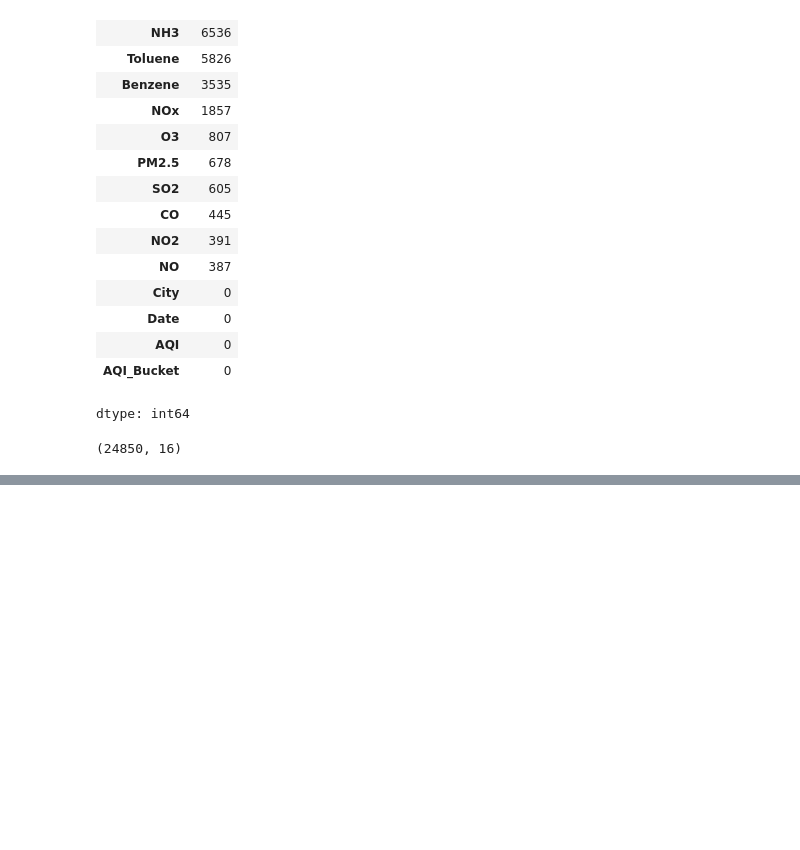
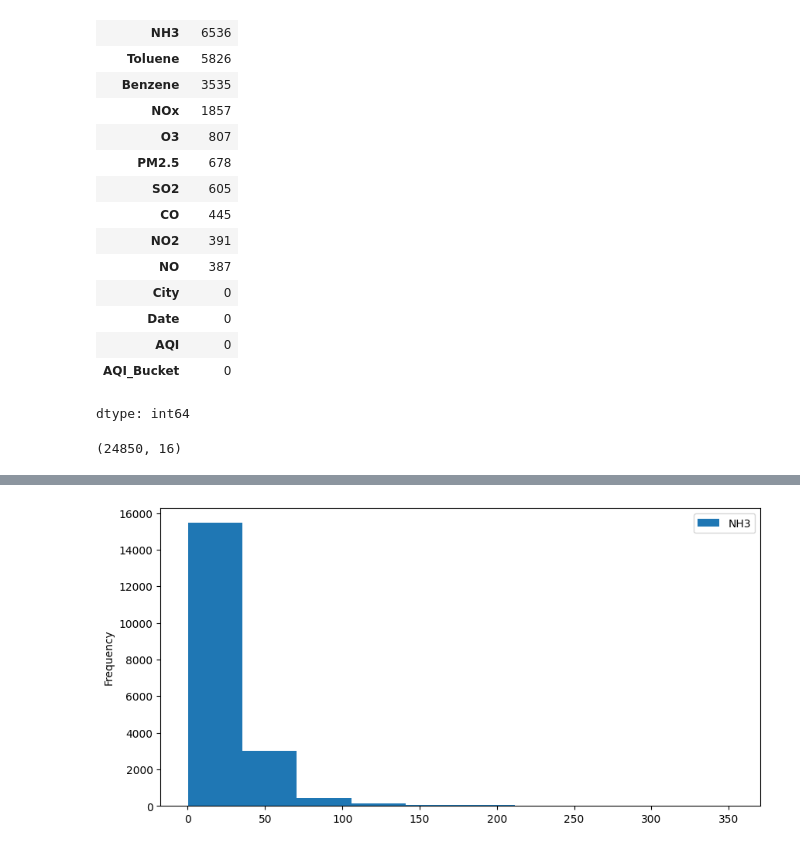
Before and after one commit to JimitDhamecha/Enter-Week-1, a Jupyter notebook: air_quality_index_predection.ipynb, the cells around one changed output, grey strips where cells are left out. Drawn from its saved outputs; the diff is of its cells as text; code cells hidden in the pictures; blank space fills up the shorter version.

```diff
--- a/air_quality_index_predection.ipynb
+++ b/air_quality_index_predection.ipynb
@@ -129,0 +144,6 @@ dtype: float64
+# %%
+df['NH3'].plot(kind = 'hist', figsize=(10,5))
+plt.legend()
+plt.show()
+# %% [output]
+[figure, added]
```
Also changed, not shown: parts of 39 cells of this notebook.
